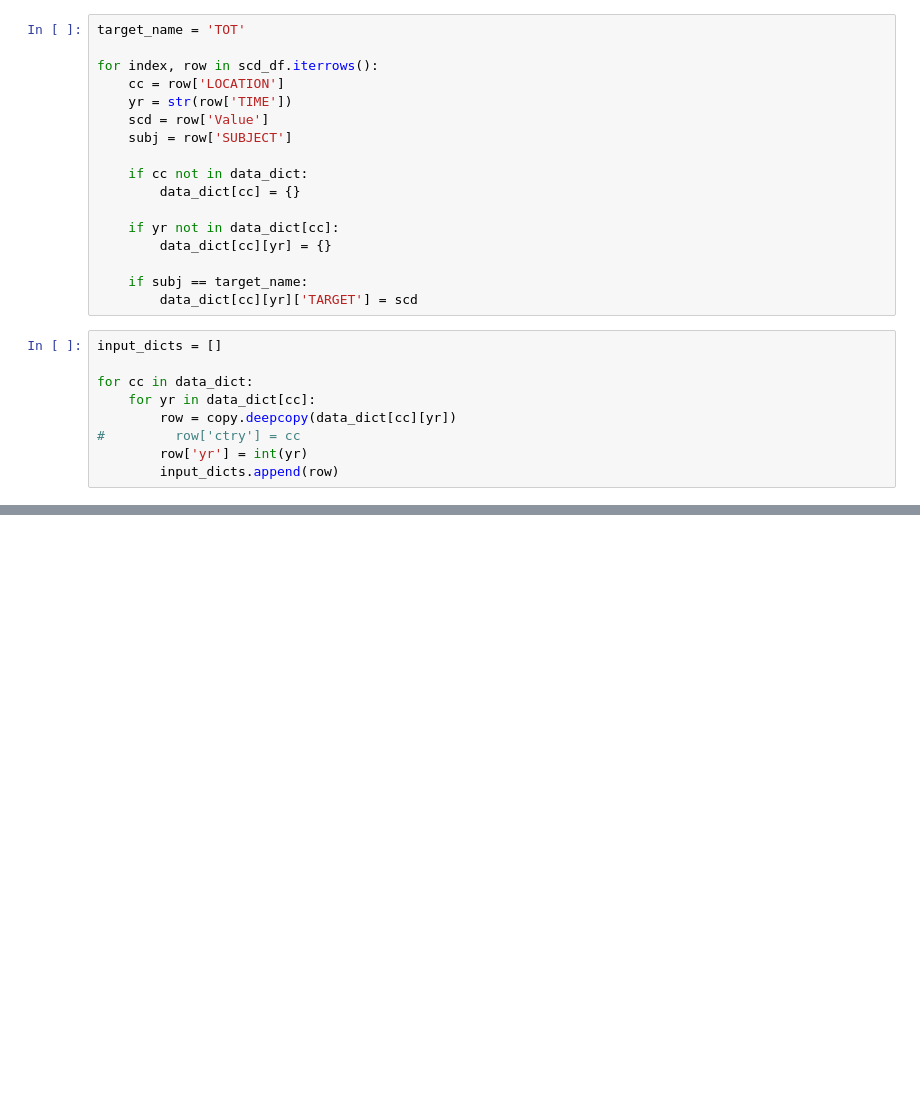
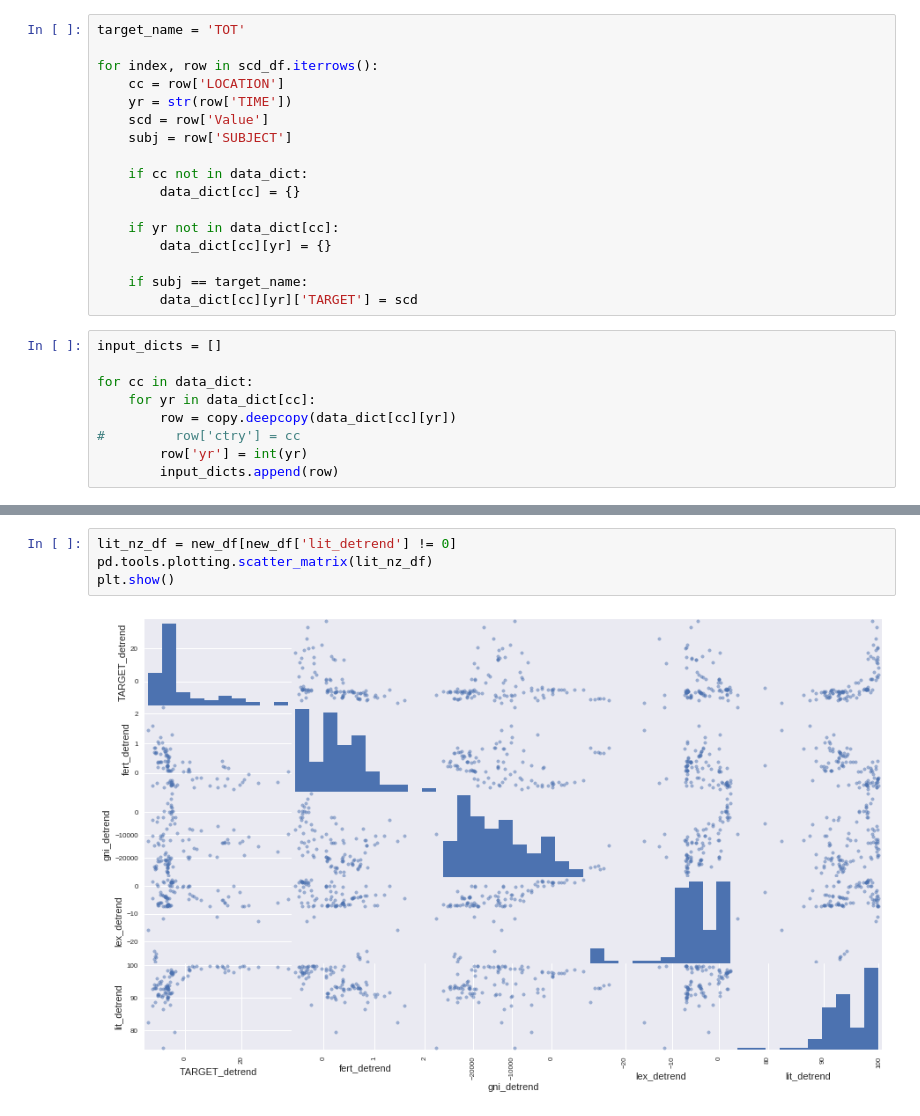
Before and after one commit to dmonroe85/first_world_suicide, a Jupyter notebook: suicide_study.ipynb, the cells around one changed output, grey strips where cells are left out. Saved outputs shown, nothing was run; the diff lists cells and outputs as text; blank space fills up the shorter version.

```diff
--- a/suicide_study.ipynb
+++ b/suicide_study.ipynb
@@ -145,0 +195,6 @@ plt.show()
+# %%
+lit_nz_df = new_df[new_df['lit_detrend'] != 0]
+pd.tools.plotting.scatter_matrix(lit_nz_df)
+plt.show()
+# %% [output]
+[figure, added]
```
Also changed, not shown: parts of 12 cells of this notebook.
